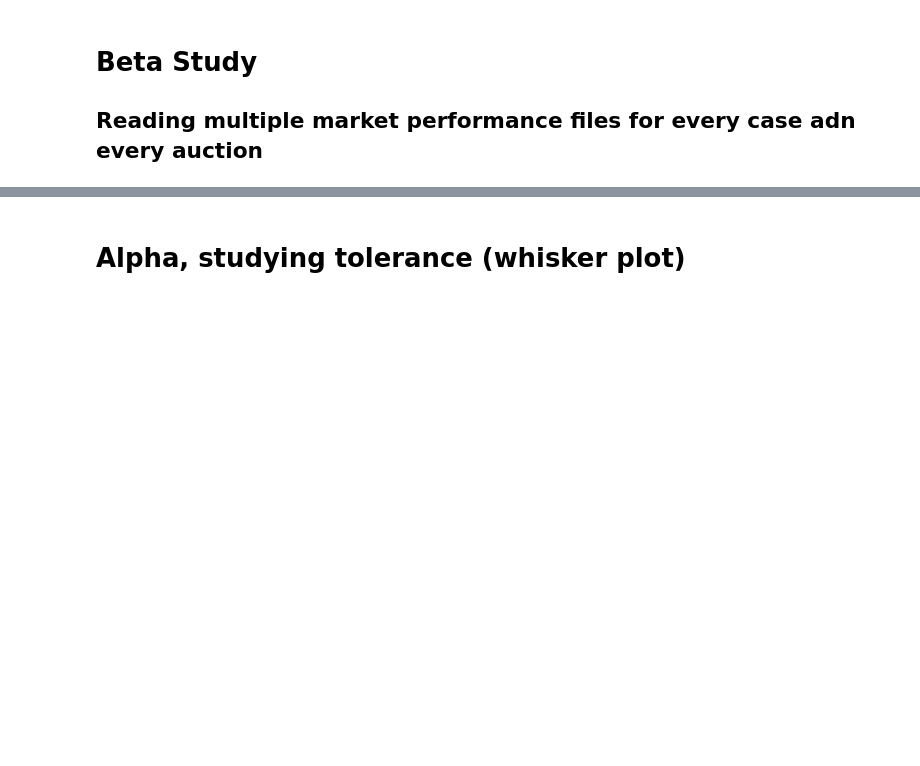
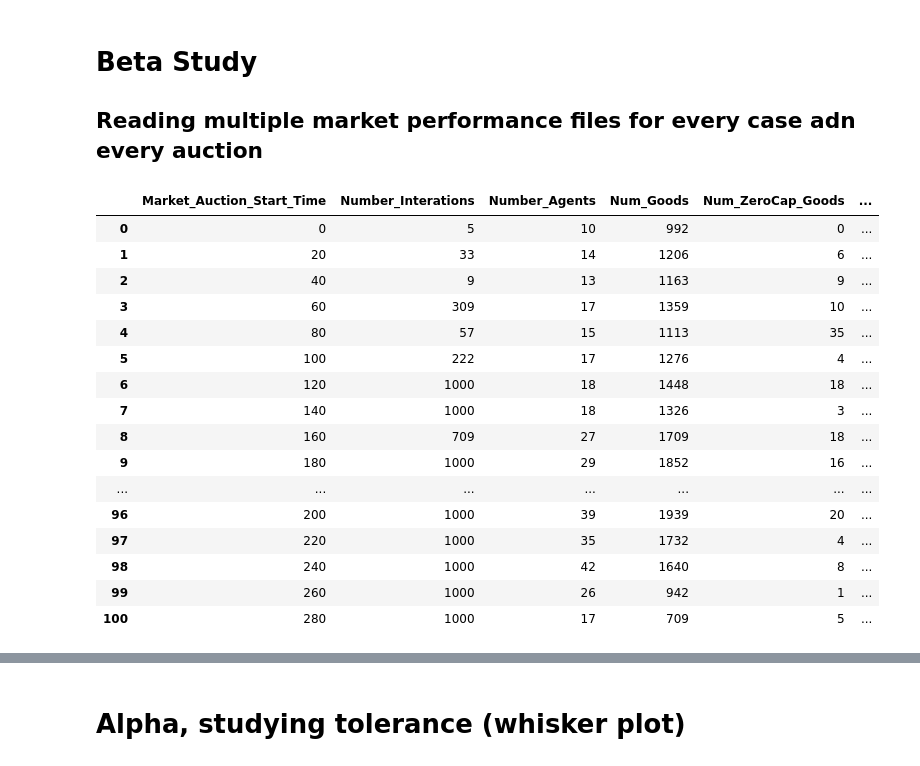
Before and after one commit to sastry-group/Mechanism-Design-for-AAM, a Jupyter notebook: ic/fisher/Fisher_data_reader.ipynb, the cells around one changed output, grey strips where cells are left out. Drawn from its saved outputs; the diff is of its cells as text; code cells hidden in the pictures; blank space fills up the shorter version.

```diff
--- a/ic/fisher/Fisher_data_reader.ipynb
+++ b/ic/fisher/Fisher_data_reader.ipynb
@@ -271,30 +271,49 @@ folder_list = [f.path for f in os.scandir(new_folder_path) if f.is_dir()]
 # %%
 df_list = []
 df_method = []
 for file in folder_list:
     folder_path = os.path.join(parent_folder, "results", file, "results")
     csv_file_path = os.path.join(folder_path, 'market_performance_table.csv')
+    results_table_path = os.path.join(new_folder_path, "market_results_table.csv")
 
     try:
         df_csv = pd.read_csv(csv_file_path)
         df_csv["File"] = file  # column to track file origin
         match = re.search(r"beta-method-([^\s_]+)", file)
         beta_method = match.group(1) if match else "Unknown"
         df_csv["Beta_Method"] = beta_method  # Add beta-method as a column
         df_list.append(df_csv)
     except FileNotFoundError:
         print(f"File not found: {csv_file_path}")
     except pd.errors.EmptyDataError:
         print(f"File is empty: {csv_file_path}")
 
 # Concatenate all DataFrames
 pd.set_option('display.max_rows', None)
 
 if df_list:
     combined_df = pd.concat(df_list, ignore_index=True)
     display(combined_df)
 else:
     print("No data was loaded.")
+# %% [output]
+|  | Market_Auction_Start_Time | Number_Interations | Number_Agents | Num_Goods | Num_ZeroCap_Goods | ... |
+| 0 | 0 | 5 | 10 | 992 | 0 | ... |
+| 1 | 20 | 33 | 14 | 1206 | 6 | ... |
+| 2 | 40 | 9 | 13 | 1163 | 9 | ... |
+| 3 | 60 | 309 | 17 | 1359 | 10 | ... |
+| 4 | 80 | 57 | 15 | 1113 | 35 | ... |
+| 5 | 100 | 222 | 17 | 1276 | 4 | ... |
+| 6 | 120 | 1000 | 18 | 1448 | 18 | ... |
+| 7 | 140 | 1000 | 18 | 1326 | 3 | ... |
+| 8 | 160 | 709 | 27 | 1709 | 18 | ... |
+| 9 | 180 | 1000 | 29 | 1852 | 16 | ... |
+| ... | ... | ... | ... | ... | ... | ... |
+| 96 | 200 | 1000 | 39 | 1939 | 20 | ... |
+| 97 | 220 | 1000 | 35 | 1732 | 4 | ... |
+| 98 | 240 | 1000 | 42 | 1640 | 8 | ... |
+| 99 | 260 | 1000 | 26 | 942 | 1 | ... |
+| 100 | 280 | 1000 | 17 | 709 | 5 | ... |
 # %%
 filtered_df = combined_df
 
```
Also changed, not shown: parts of 6 cells of this notebook, 32 other files.
